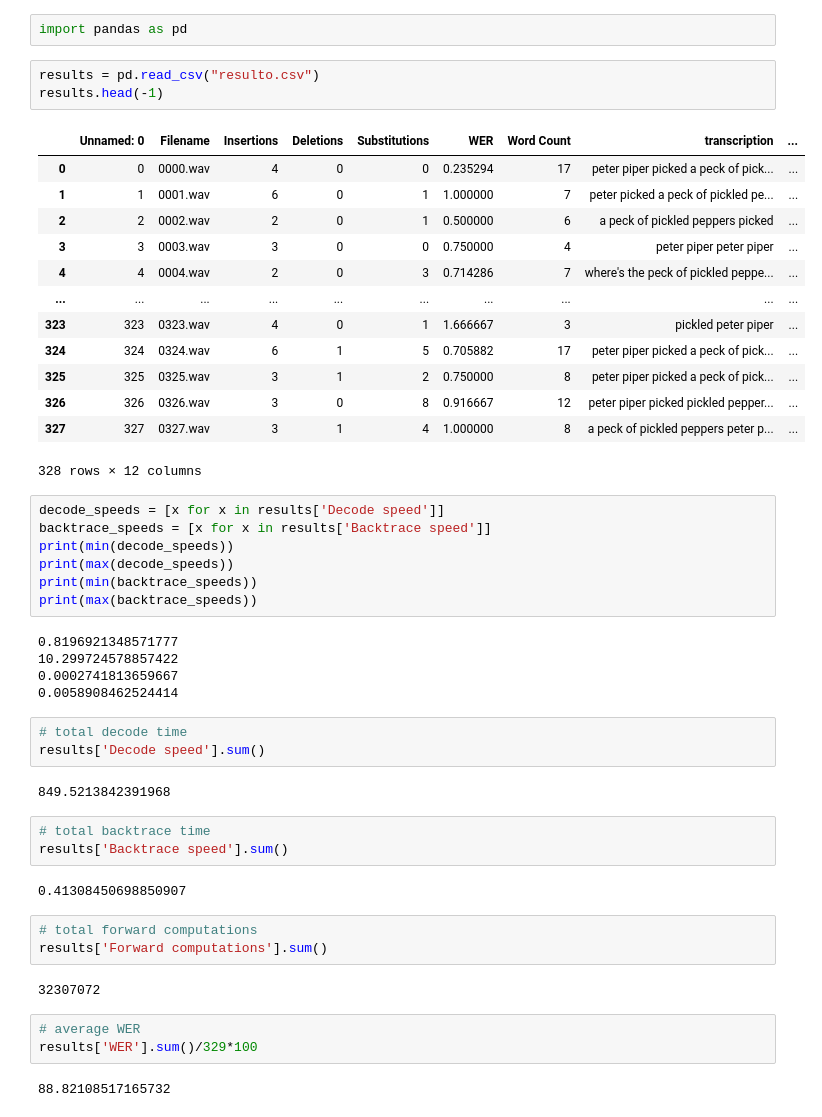
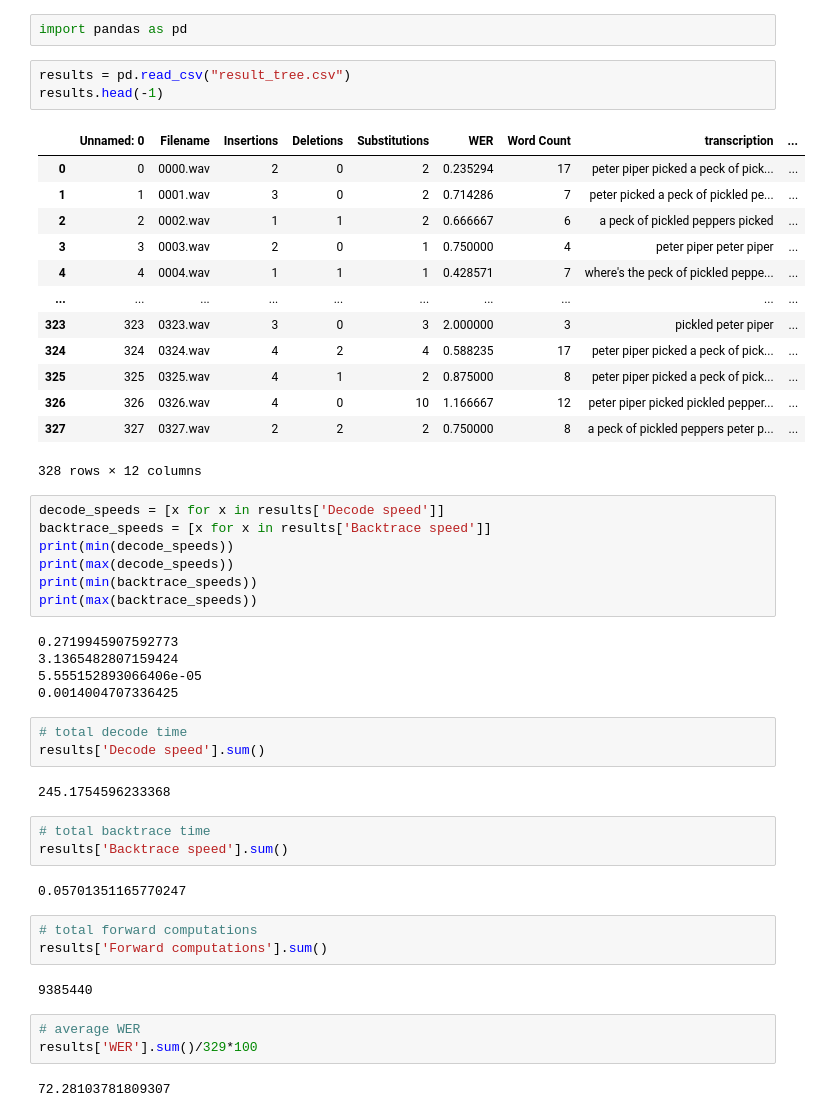
Before and after one commit to SIMONDSKNIGHT/ASR_CW, a Jupyter notebook: Untitled.ipynb, the cells around one changed output. Drawn from its saved outputs; the diff is of its cells as text.

```diff
--- a/Untitled.ipynb
+++ b/Untitled.ipynb
@@ -10,21 +10,21 @@ Requirement already satisfied: six>=1.5 in /afs/inf.ed.ac.uk/user/s20/s2059564/.
 # %%
 import pandas as pd
 # %%
-results = pd.read_csv("resulto.csv")
+results = pd.read_csv("result_tree.csv")
 results.head(-1)
 # %% [output]
 |  | Unnamed: 0 | Filename | Insertions | Deletions | Substitutions | WER | Word Count | transcription | ... |
-| 0 | 0 | 0000.wav | 4 | 0 | 0 | 0.235294 | 17 | peter piper picked a peck of pick... | ... |
-| 1 | 1 | 0001.wav | 6 | 0 | 1 | 1.000000 | 7 | peter picked a peck of pickled pe... | ... |
-| 2 | 2 | 0002.wav | 2 | 0 | 1 | 0.500000 | 6 | a peck of pickled peppers picked | ... |
-| 3 | 3 | 0003.wav | 3 | 0 | 0 | 0.750000 | 4 | peter piper peter piper | ... |
-| 4 | 4 | 0004.wav | 2 | 0 | 3 | 0.714286 | 7 | where's the peck of pickled peppe... | ... |
+| 0 | 0 | 0000.wav | 2 | 0 | 2 | 0.235294 | 17 | peter piper picked a peck of pick... | ... |
+| 1 | 1 | 0001.wav | 3 | 0 | 2 | 0.714286 | 7 | peter picked a peck of pickled pe... | ... |
+| 2 | 2 | 0002.wav | 1 | 1 | 2 | 0.666667 | 6 | a peck of pickled peppers picked | ... |
+| 3 | 3 | 0003.wav | 2 | 0 | 1 | 0.750000 | 4 | peter piper peter piper | ... |
+| 4 | 4 | 0004.wav | 1 | 1 | 1 | 0.428571 | 7 | where's the peck of pickled peppe... | ... |
 | ... | ... | ... | ... | ... | ... | ... | ... | ... | ... |
-| 323 | 323 | 0323.wav | 4 | 0 | 1 | 1.666667 | 3 | pickled peter piper | ... |
-| 324 | 324 | 0324.wav | 6 | 1 | 5 | 0.705882 | 17 | peter piper picked a peck of pick... | ... |
-| 325 | 325 | 0325.wav | 3 | 1 | 2 | 0.750000 | 8 | peter piper picked a peck of pick... | ... |
-| 326 | 326 | 0326.wav | 3 | 0 | 8 | 0.916667 | 12 | peter piper picked pickled pepper... | ... |
-| 327 | 327 | 0327.wav | 3 | 1 | 4 | 1.000000 | 8 | a peck of pickled peppers peter p... | ... |
+| 323 | 323 | 0323.wav | 3 | 0 | 3 | 2.000000 | 3 | pickled peter piper | ... |
+| 324 | 324 | 0324.wav | 4 | 2 | 4 | 0.588235 | 17 | peter piper picked a peck of pick... | ... |
+| 325 | 325 | 0325.wav | 4 | 1 | 2 | 0.875000 | 8 | peter piper picked a peck of pick... | ... |
+| 326 | 326 | 0326.wav | 4 | 0 | 10 | 1.166667 | 12 | peter piper picked pickled pepper... | ... |
+| 327 | 327 | 0327.wav | 2 | 2 | 2 | 0.750000 | 8 | a peck of pickled peppers peter p... | ... |
 328 rows × 12 columns
 # %%
 decode_speeds = [x for x in results['Decode speed']]
@@ -34,30 +34,30 @@ print(max(decode_speeds))
 print(min(backtrace_speeds))
 print(max(backtrace_speeds))
 # %% [output]
-0.8196921348571777
-10.299724578857422
-0.0002741813659667
-0.0058908462524414
+0.2719945907592773
+3.1365482807159424
+5.555152893066406e-05
+0.0014004707336425
 # %%
 # total decode time
 results['Decode speed'].sum()
 # %% [output]
-849.5213842391968
+245.1754596233368
 # %%
 # total backtrace time
 results['Backtrace speed'].sum()
 # %% [output]
-0.41308450698850907
+0.05701351165770247
 # %%
 # total forward computations
 results['Forward computations'].sum()
 # %% [output]
-32307072
+9385440
 # %%
 # average WER
 results['WER'].sum()/329*100
 # %% [output]
-88.82108517165732
+72.28103781809307
 # %%
 print("Average Insertion %")
 print((results['Insertions']/results['Word Count']).sum()/329*100)
```
Also changed, not shown: parts of 9 cells of this notebook, 20 other files.
